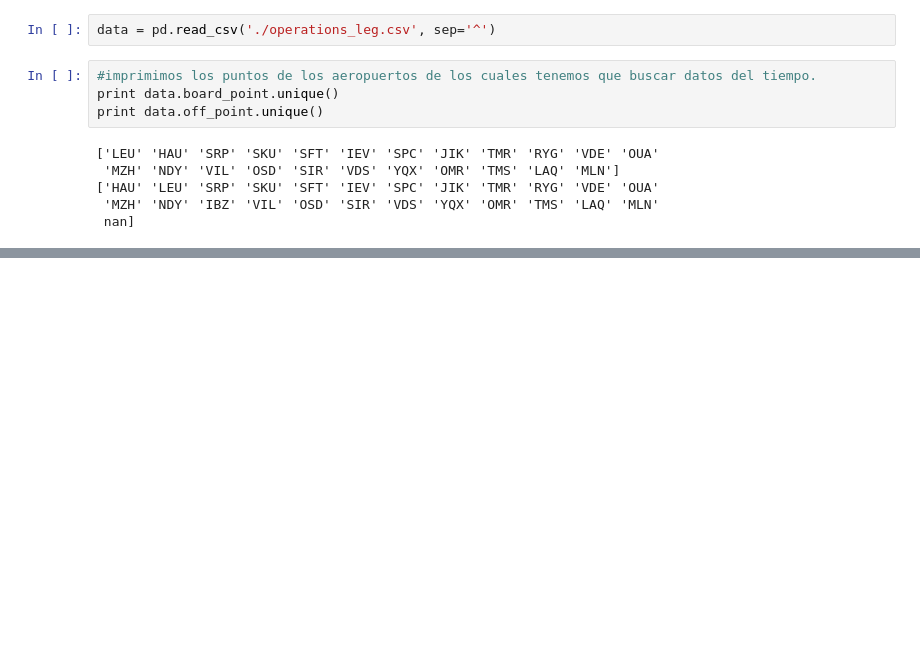
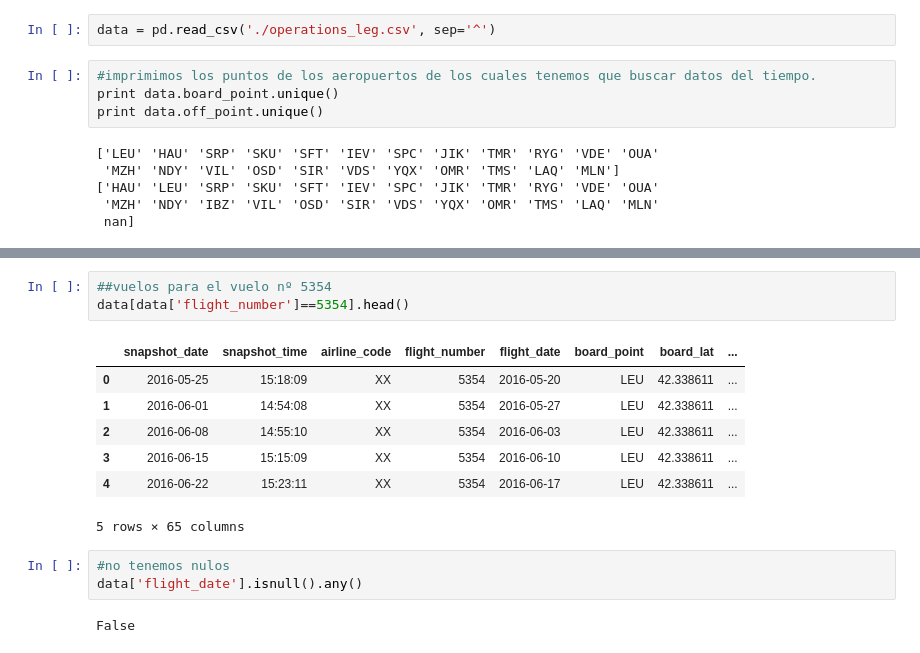
Before and after one commit to EMayorga/TFM, a Jupyter notebook: scritpLecturaD.ipynb, the cells around one changed output, grey strips where cells are left out. Saved outputs shown, nothing was run; the diff lists cells and outputs as text; blank space fills up the shorter version.

```diff
--- a/scritpLecturaD.ipynb
+++ b/scritpLecturaD.ipynb
@@ -19 +38,17 @@ print data.off_point.unique()
+# %%
+##vuelos para el vuelo nº 5354
+data[data['flight_number']==5354].head()
+# %% [output]
+|  | snapshot_date | snapshot_time | airline_code | flight_number | flight_date | board_point | board_lat | ... |
+| 0 | 2016-05-25 | 15:18:09 | XX | 5354 | 2016-05-20 | LEU | 42.338611 | ... |
+| 1 | 2016-06-01 | 14:54:08 | XX | 5354 | 2016-05-27 | LEU | 42.338611 | ... |
+| 2 | 2016-06-08 | 14:55:10 | XX | 5354 | 2016-06-03 | LEU | 42.338611 | ... |
+| 3 | 2016-06-15 | 15:15:09 | XX | 5354 | 2016-06-10 | LEU | 42.338611 | ... |
+| 4 | 2016-06-22 | 15:23:11 | XX | 5354 | 2016-06-17 | LEU | 42.338611 | ... |
+5 rows × 65 columns
+# %%
+#no tenemos nulos
+data['flight_date'].isnull().any()
+# %% [output]
+False
 # %%
```
Also changed, not shown: parts of 19 cells of this notebook.
